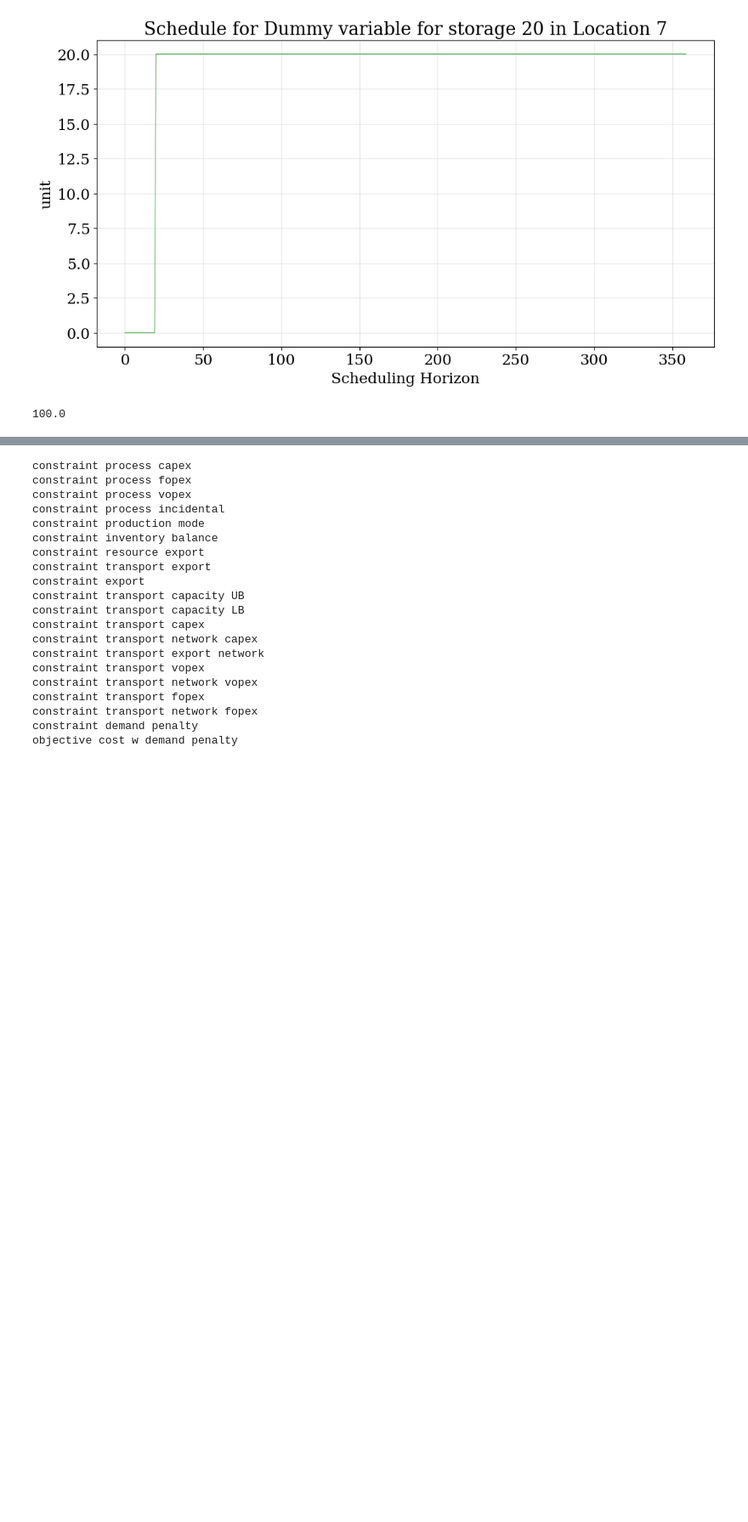
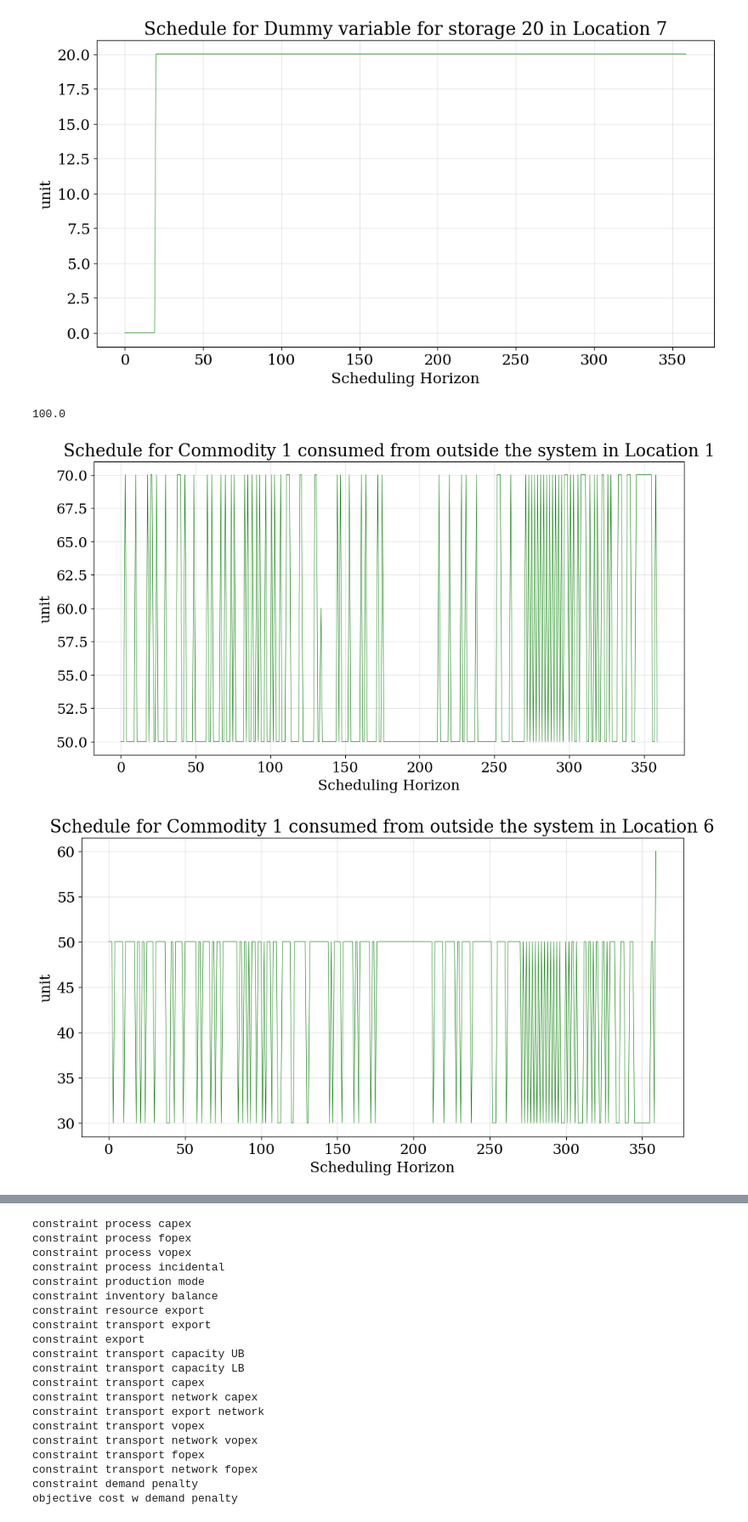
Before and after one commit to TAMUparametric/energiapy, a Jupyter notebook: docs/notebooks/ivanov-model/AIChE Fall 2023/IvanovExample_ND.ipynb, the cells around one changed output, grey strips where cells are left out. Shown at 85% size. Drawn from its saved outputs; the diff is of its cells as text; code cells hidden in the pictures; blank space fills up the shorter version.

```diff
--- a/docs/notebooks/ivanov-model/AIChE Fall 2023/IvanovExample_ND.ipynb
+++ b/docs/notebooks/ivanov-model/AIChE Fall 2023/IvanovExample_ND.ipynb
@@ -234,3 +236,9 @@ plot_results.schedule(results=results_maxdischarge, y_axis='Inv', component='com
 min(value for key, value in results_maxdischarge.output['S'].items() if key[0]=='loc5')
 # %% [output]
 100.0
+# %%
+plot_results.schedule(results=results_maxdischarge, y_axis='C', component='com1_pur', location='loc1', color='green')
+plot_results.schedule(results=results_maxdischarge, y_axis='C', component='com1_pur', location='loc6', color='green')
+# %% [output]
+[figure, added]
+[figure, added]
```
Also changed, not shown: parts of 5 cells of this notebook, 2 other files.
